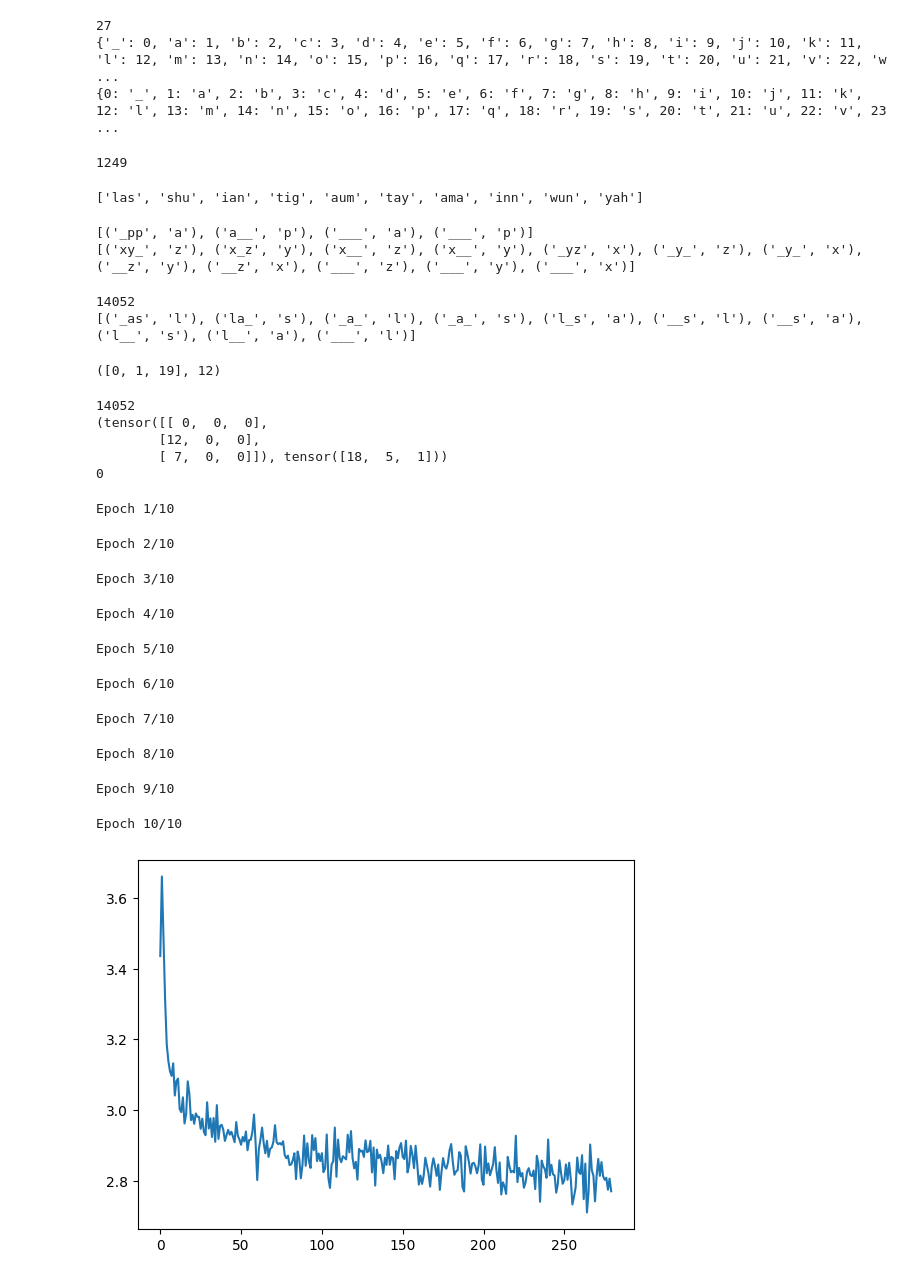
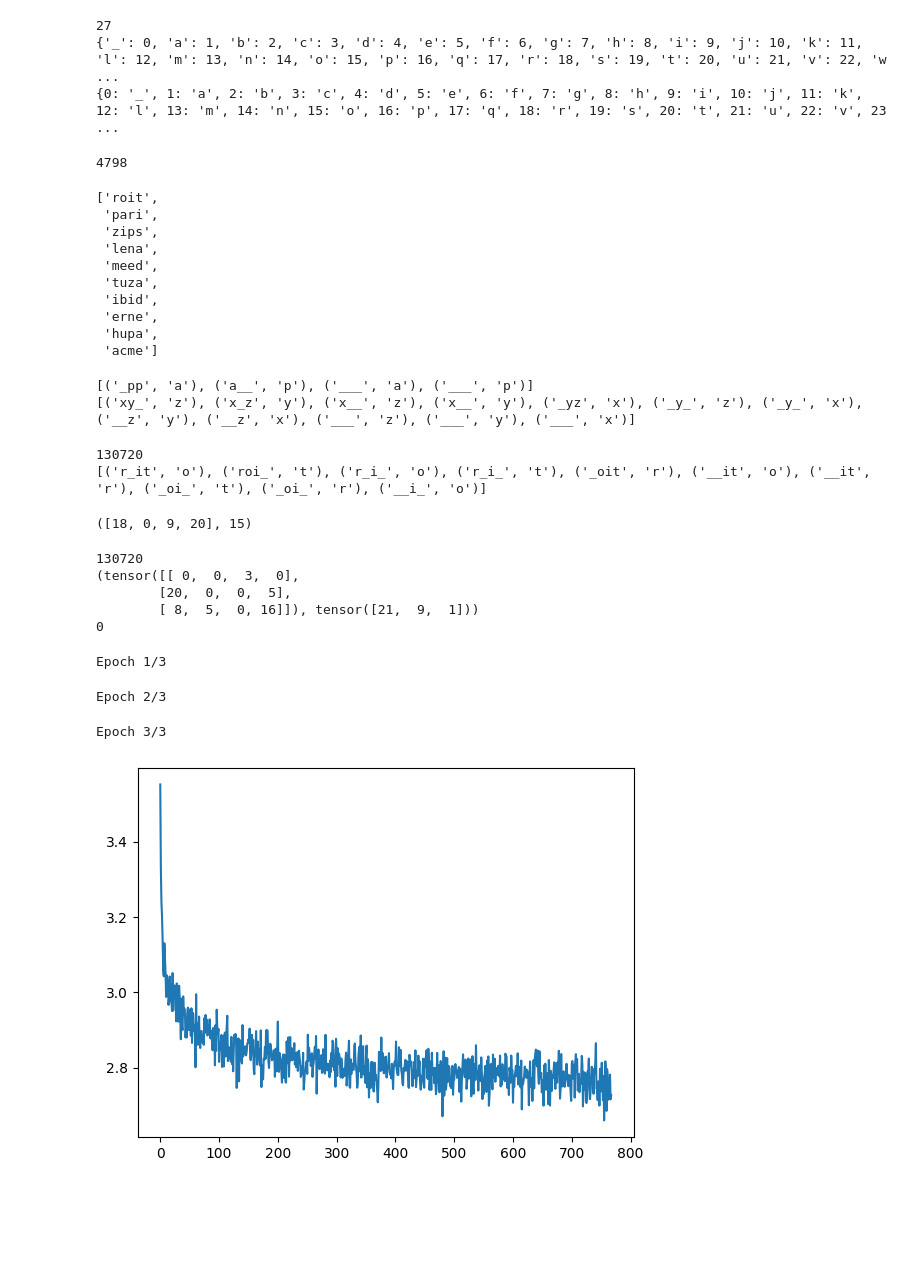
Before and after one commit to cweill/transformer-hangman-solver, a Jupyter notebook: hangman.ipynb, the cells around one changed output. Cells and saved outputs as stored; diff of their text form; code cells hidden in the pictures; blank space fills up the shorter version.

```diff
--- a/hangman.ipynb
+++ b/hangman.ipynb
@@ -9,7 +9,8 @@ with open("training_dictionary.txt", "r") as file:
     words = file.read().splitlines()
 # %%
 # Filter down to words less than 3 characters
-words = [word for word in words if len(word) == 3]
+max_length = 4
+words = [word for word in words if len(word) == max_length]
 # %%
 print(len(words))
 words[:10]
@@ -40,7 +50,7 @@ print(itos)
 {0: '_', 1: 'a', 2: 'b', 3: 'c', 4: 'd', 5: 'e', 6: 'f', 7: 'g', 8: 'h', 9: 'i', 10: 'j', 11: 'k', 12: 'l', 13: 'm', 14: 'n', 15: 'o', 16: 'p', 17: 'q', 18: 'r', 19: 's', 20: 't', 21: 'u', 22: 'v', 23 ...
 # %%
 # create a dataset where each character is masked with an underscore
-block_size = 3
+block_size = 4
 dataset = []
 # Truncate word to block_size or fill them with '.' if it's too short. Use '_' for the single masked character. There must only be one '_' per word.
 truncated_words = []
@@ -57,8 +67,17 @@ for word in words:
 print(len(truncated_words))
 truncated_words[:10]
 # %% [output]
-1249
+4798
-['las', 'shu', 'ian', 'tig', 'aum', 'tay', 'ama', 'inn', 'wun', 'yah']
+['roit',
+ 'pari',
+ 'zips',
+ 'lena',
+ 'meed',
+ 'tuza',
+ 'ibid',
+ 'erne',
+ 'hupa',
+ 'acme']
 # %%
 def masked_words(word):
     if not word:
@@ -108,8 +127,8 @@ for word in truncated_words:
 print(len(dataset))
 print(dataset[:10])
 # %% [output]
-14052
-[('_as', 'l'), ('la_', 's'), ('_a_', 'l'), ('_a_', 's'), ('l_s', 'a'), ('__s', 'l'), ('__s', 'a'), ('l__', 's'), ('l__', 'a'), ('___', 'l')]
+130720
+[('r_it', 'o'), ('roi_', 't'), ('r_i_', 'o'), ('r_i_', 't'), ('_oit', 'r'), ('__it', 'o'), ('__it', 'r'), ('_oi_', 't'), ('_oi_', 'r'), ('__i_', 'o')]
 # %%
 # convert the words to a list of ints
 integerized_dataset = []
@@ -118,7 +137,7 @@ for word, label in dataset:
 
 print(integerized_dataset[0])
 # %% [output]
-([0, 1, 19], 12)
+([18, 0, 9, 20], 15)
 # %%
 # create a pytorch dataset of word and label pairs
 from torch.utils.data import Dataset
@@ -151,10 +170,10 @@ print(train_dataset[[0, 1, 2]])
 
 print(len(val_dataset))
 # %% [output]
-14052
-(tensor([[ 0,  0,  0],
-        [12,  0,  0],
-        [ 7,  0,  0]]), tensor([18,  5,  1]))
+130720
+(tensor([[ 0,  0,  3,  0],
+        [20,  0,  0,  5],
+        [ 8,  5,  0, 16]]), tensor([21,  9,  1]))
 0
 # %%
 # Create a transformer model for the hangman game
@@ -168,6 +187,8 @@ from tqdm import tqdm
 d_model = 256
 nhead = 4
 num_layers = 2
+
+device = "mps" if torch.backends.mps.is_available() else "cpu"
 
 
 class HangmanTransformer(nn.Module):
@@ -191,7 +212,9 @@ class HangmanTransformer(nn.Module):
 
     def forward(self, src):
         src = self.embedding(src)
-        pos_emb = self.position_embedding_table(torch.arange(block_size))  # (T,C)
+        pos_emb = self.position_embedding_table(
+            torch.arange(block_size).to(device)
+        )  # (T,C)
         src = src + pos_emb
         output = self.transformer_encoder(src)
         output = self.ln_f(output)
@@ -203,6 +226,7 @@ class HangmanTransformer(nn.Module):
 # create a transformer model
 model = HangmanTransformer(vocab_size, d_model, nhead, num_layers)
 
+model.to(device)
 # create a loss function
 criterion = nn.CrossEntropyLoss()
 
@@ -211,48 +235,43 @@ optimizer = optim.Adam(model.parameters(), lr=0.001)
 
 # train the model
 batch_size = 512
-num_epochs = 10
+num_epochs = 3
 
 lossi = []
 
 for epoch in range(num_epochs):
     print(f"Epoch {epoch+1}/{num_epochs}")
     for i in (pbar := tqdm(range(0, len(train_dataset), batch_size))):
         idx = torch.randint(0, len(train_dataset), (batch_size,))
         features, labels = train_dataset[idx]
+        features = features.to(device)
+        labels = labels.to(device)
         # Zero the gradients
         optimizer.zero_grad()
 
         # Forward pass
         logits = model(features)
 
         labels = torch.nn.functional.one_hot(labels, num_classes=vocab_size)
 
         # Calculate loss
         loss = criterion(logits, labels.float())
 
         # Backward pass
         loss.backward()
 
         # Update weights
         optimizer.step()
         pbar.set_description(f"Loss: {loss.item():.4f}")
         lossi.append(loss.item())
 
 plt.plot(lossi)
 plt.show()
 # %% [output]
-Epoch 1/10
+Epoch 1/3
-Epoch 2/10
+Epoch 2/3
-Epoch 3/10
+Epoch 3/3
-Epoch 4/10
-Epoch 5/10
-Epoch 6/10
-Epoch 7/10
-Epoch 8/10
-Epoch 9/10
-Epoch 10/10
-[figure, old version]
+[figure, new version]
 # %%
 model.eval()
 with torch.no_grad():
```
Also changed, not shown: parts of 5 cells of this notebook.
